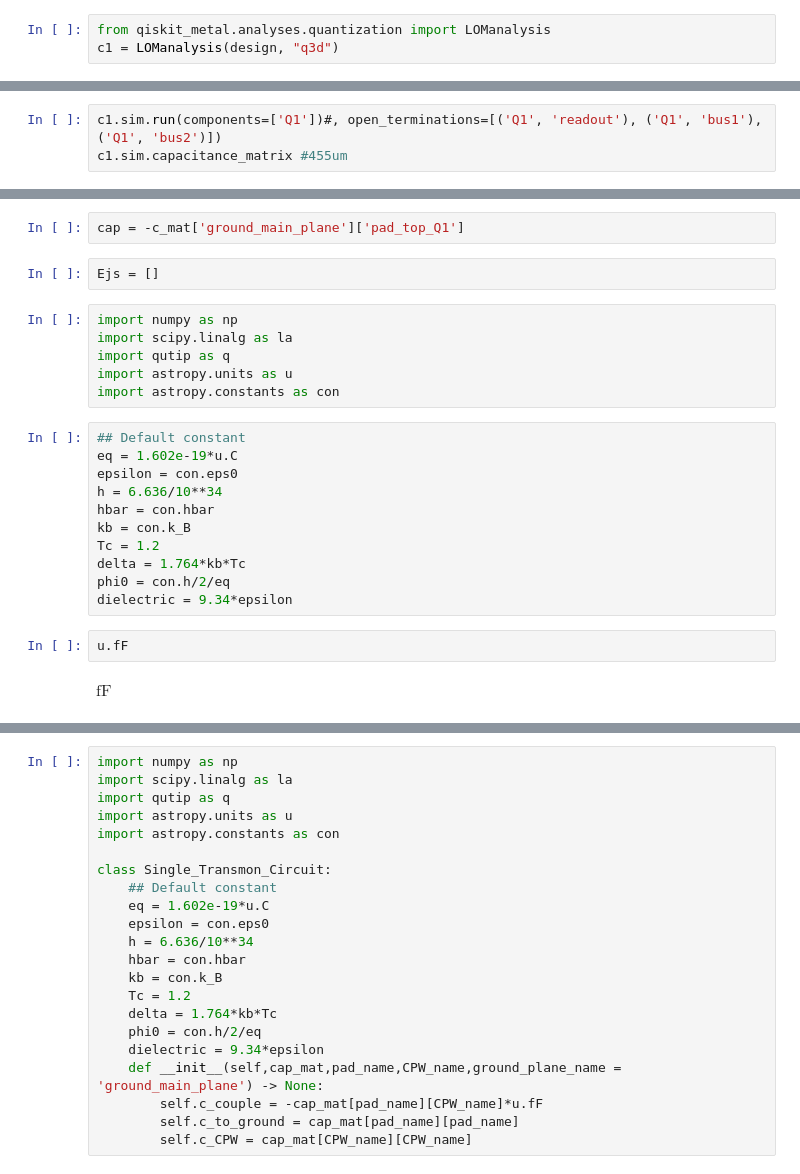
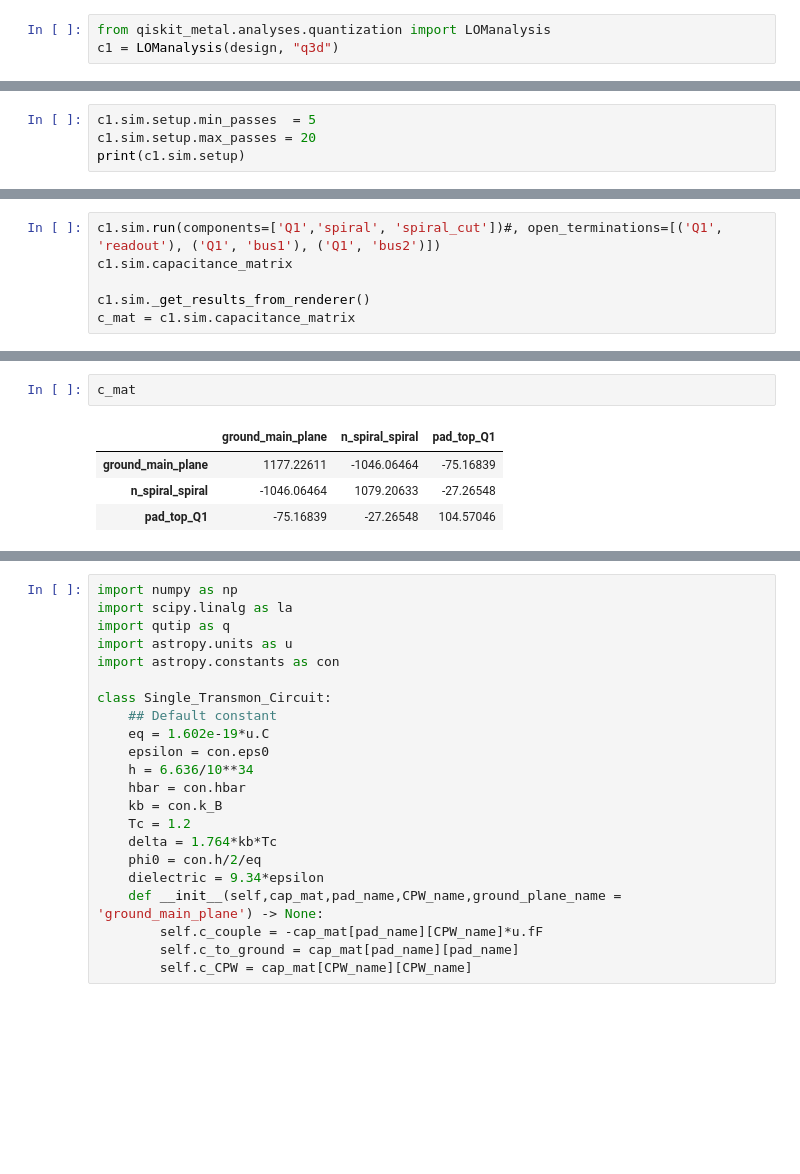
Before and after one commit to Wendywanw/Qiskit_metal_tutorial, a Jupyter notebook: tutorials/4 Analysis/A. Core - EM and quantization/simulation_test.ipynb, the cells around one changed output, grey strips where cells are left out. Saved outputs shown, nothing was run; the diff lists cells and outputs as text; blank space fills up the shorter version.

```diff
--- a/tutorials/4 Analysis/A. Core - EM and quantization/simulation_test.ipynb
+++ b/tutorials/4 Analysis/A. Core - EM and quantization/simulation_test.ipynb
@@ -49,0 +67,4 @@ c1.sim.setup
+# %%
+c1.sim.setup.min_passes  = 5
+c1.sim.setup.max_passes = 20
+print(c1.sim.setup)
@@ -50,4 +73,7 @@ c1.sim.setup
 # %%
-c1.sim.run(components=['Q1'])#, open_terminations=[('Q1', 'readout'), ('Q1', 'bus1'), ('Q1', 'bus2')])
-c1.sim.capacitance_matrix #455um
+c1.sim.run(components=['Q1','spiral', 'spiral_cut'])#, open_terminations=[('Q1', 'readout'), ('Q1', 'bus1'), ('Q1', 'bus2')])
+c1.sim.capacitance_matrix
+
+c1.sim._get_results_from_renderer()
+c_mat = c1.sim.capacitance_matrix
 # %% [output]
@@ -92,25 +97,7 @@ INFO 01:11PM [get_matrix]: Exporting matrix data to (C:\Users\BERKEL~1\AppData\L
-# %%
-cap = -c_mat['ground_main_plane']['pad_top_Q1']
-# %%
-Ejs = []
-# %%
-import numpy as np
-import scipy.linalg as la
-import qutip as q
-import astropy.units as u
-import astropy.constants as con
-# %%
-## Default constant
-eq = 1.602e-19*u.C
-epsilon = con.eps0
-h = 6.636/10**34
-hbar = con.hbar
-kb = con.k_B
-Tc = 1.2
-delta = 1.764*kb*Tc
-phi0 = con.h/2/eq
-dielectric = 9.34*epsilon
-# %%
-u.fF
-# %% [output]
-$\mathrm{fF}$
+# %%
+c_mat
+# %% [output]
+|  | ground_main_plane | n_spiral_spiral | pad_top_Q1 |
+| ground_main_plane | 1177.22611 | -1046.06464 | -75.16839 |
+| n_spiral_spiral | -1046.06464 | 1079.20633 | -27.26548 |
+| pad_top_Q1 | -75.16839 | -27.26548 | 104.57046 |
```
Also changed, not shown: parts of 15 cells of this notebook.
